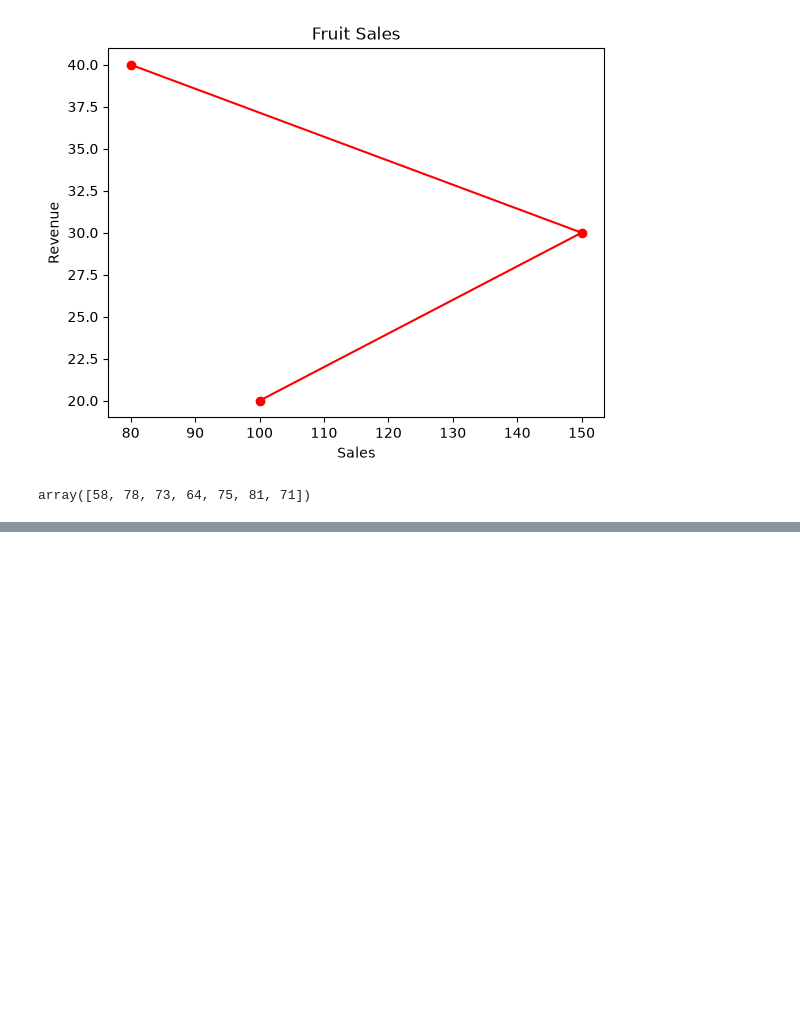
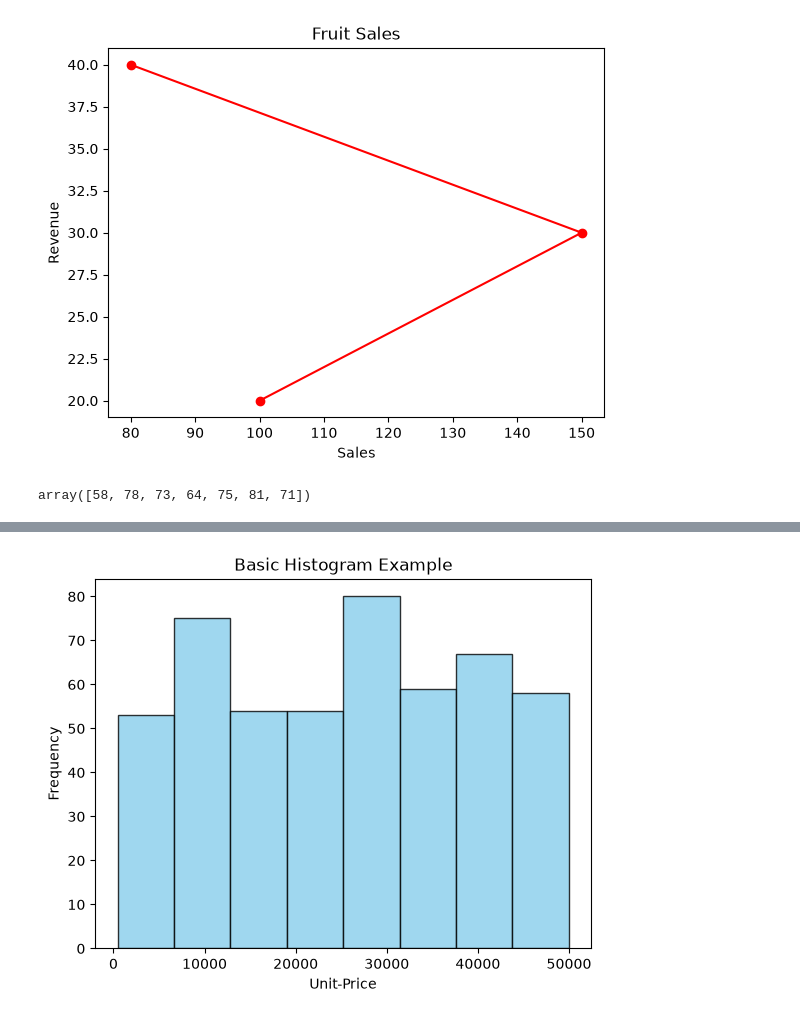
Before and after one commit to Ishann77ojhaa/Data_Analysis, a Jupyter notebook: matplotlib.ipynb, the cells around one changed output, grey strips where cells are left out. Saved outputs shown, nothing was run; the diff lists cells and outputs as text; code cells hidden in the pictures; blank space fills up the shorter version.

```diff
--- a/matplotlib.ipynb
+++ b/matplotlib.ipynb
@@ -59,0 +97,14 @@ plt.show()
+# %%
+#Histogram
+
+plt.hist(dd["UnitPrice"], color = "skyblue", edgecolor = "black", alpha = 0.8, bins = 8)  #arguments are all same as bar graph
+
+# Add labels and title
+plt.xlabel('Unit-Price')
+plt.ylabel('Frequency')
+plt.title('Basic Histogram Example')
+
+# Display the plot
+plt.show()
+# %% [output]
+[figure, added]
```
Also changed, not shown: parts of 6 cells of this notebook.
